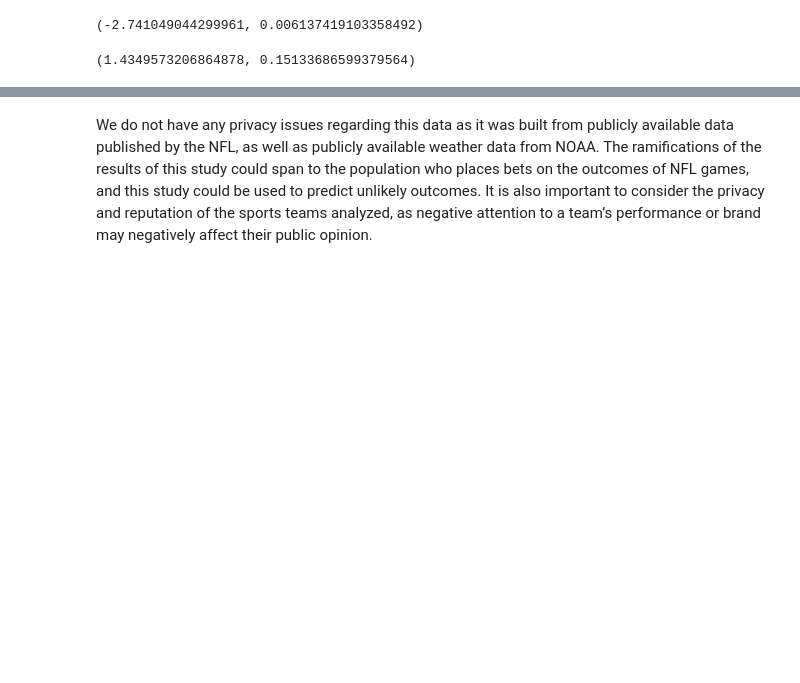
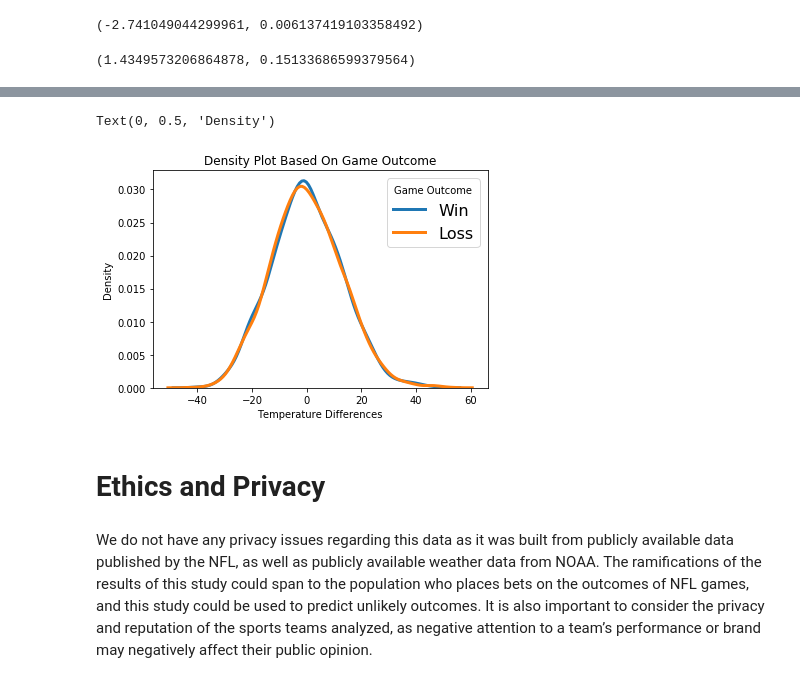
Before and after one commit to apwai/COGS108_Final_Project, a Jupyter notebook: Final-Project.ipynb, the cells around one changed output, grey strips where cells are left out. Saved outputs shown, nothing was run; the diff lists cells and outputs as text; code cells hidden in the pictures; blank space fills up the shorter version.

Commit message:
added density plot

```diff
--- a/Final-Project.ipynb
+++ b/Final-Project.ipynb
@@ -335,0 +272,3 @@ df1.head()
+# %%
+df1['diff_temperature'] = df1['avg_temperature'] - df1['weather_temperature']
+df1.head()
@@ -336,3 +282,23 @@ df1.head()
+# %%
+loss_temp = df1.loc[df1['home_w_l_t'] == 'LOSS']
+win_temp = df1.loc[df1['home_w_l_t'] == 'WIN']
+#tie_temp = df1.loc[df1['home_w_l_t'] == 'TIE'] #TODO possibly take this out
+
+
+
+sns.distplot(loss_temp['diff_temperature'], hist = False, kde = True, kde_kws = {'linewidth': 3}, label = 'Win')
+sns.distplot(win_temp['diff_temperature'], hist = False, kde = True, kde_kws = {'linewidth': 3}, label = 'Loss')
+#sns.distplot(tie_temp['diff_temperature'], hist = False, kde = True, kde_kws = {'linewidth': 3}, label = 'Tie')
+
+plt.legend(prop={'size': 16}, title = 'Game Outcome')
+plt.title('Density Plot Based On Game Outcome')
+plt.xlabel('Temperature Differences')
+plt.ylabel('Density')
+# %% [output]
+Text(0, 0.5, 'Density')
+[figure, added]
+# %% [markdown]
+# Ethics and Privacy
 # %% [markdown]
 We do not have any privacy issues regarding this data as it was built from publicly available data published by the NFL, as well as publicly available weather data from NOAA. The ramifications of the results of this study could span to the population who places bets on the outcomes of NFL games, and this study could be used to predict unlikely outcomes. It is also important to consider the privacy and reputation of the sports teams analyzed, as negative attention to a team’s performance or brand may negatively affect their public opinion.
 # %% [markdown]
```
Also changed, not shown: parts of 10 cells of this notebook.
